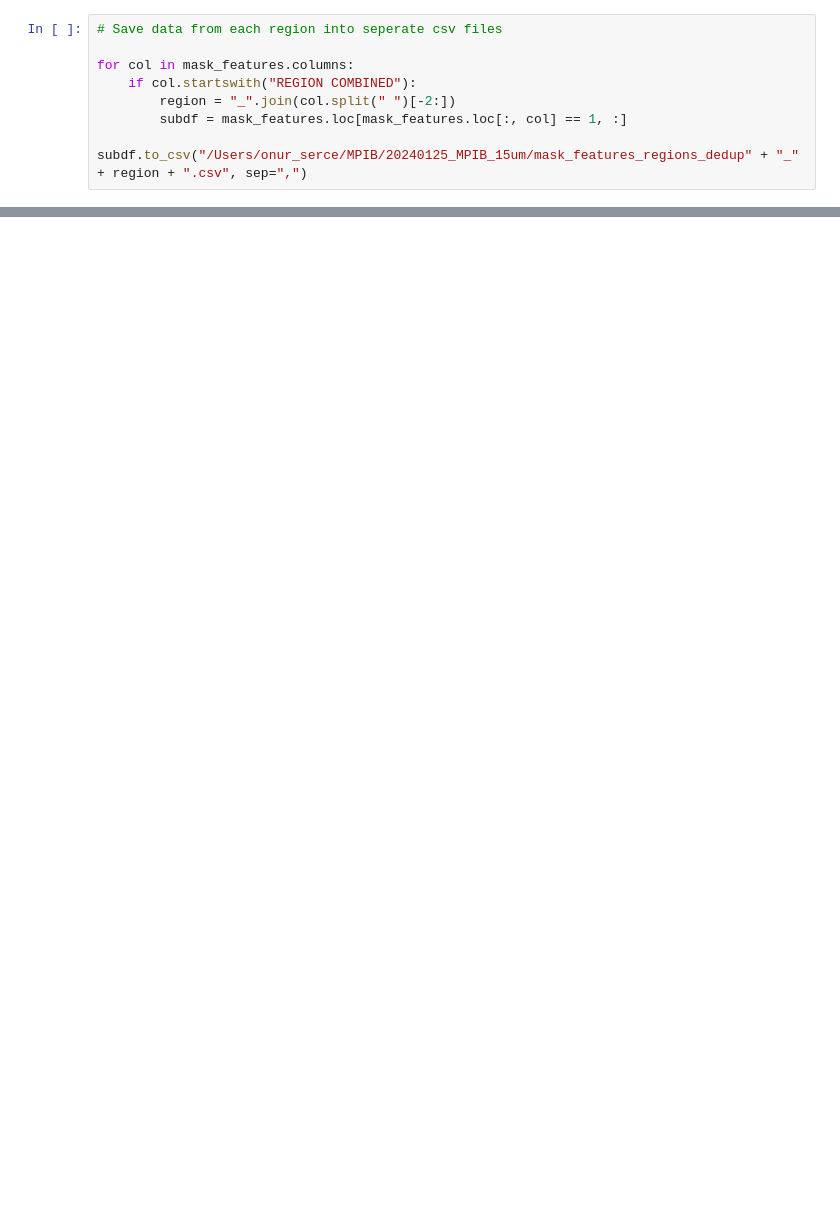
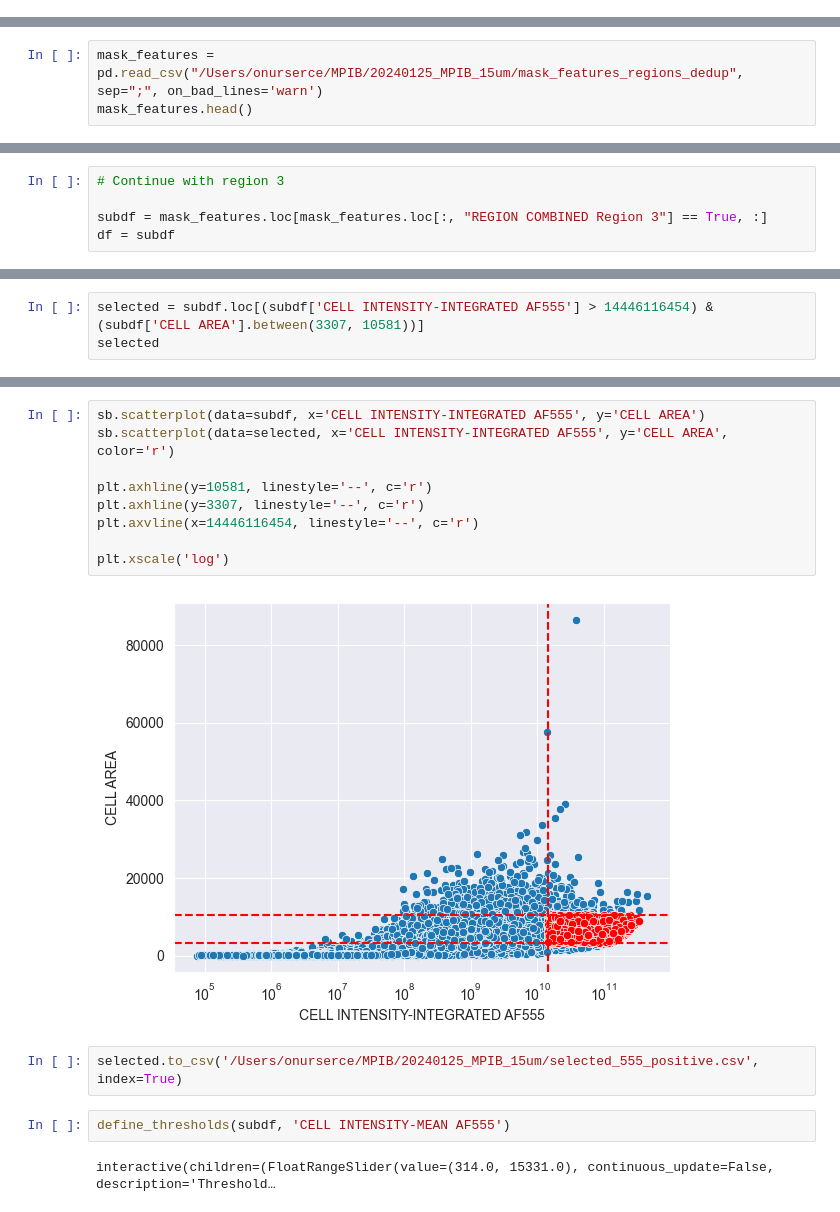
Before and after one commit to onurserce/DVPtools, a Jupyter notebook: feature_table_inspection.ipynb, the cells around one changed output, grey strips where cells are left out. Drawn from its saved outputs; the diff is of its cells as text; blank space fills up the shorter version.

```diff
--- a/feature_table_inspection.ipynb
+++ b/feature_table_inspection.ipynb
@@ -55,8 +0,0 @@ mask_features.to_csv('/Users/onur_serce/MPIB/20240125_MPIB_15um/test.csv', sep="
-# %%
-# Save data from each region into seperate csv files
-
-for col in mask_features.columns:
-    if col.startswith("REGION COMBINED"):
-        region = "_".join(col.split(" ")[-2:])
-        subdf = mask_features.loc[mask_features.loc[:, col] == 1, :]
-        subdf.to_csv("/Users/onur_serce/MPIB/20240125_MPIB_15um/mask_features_regions_dedup" + "_" + region + ".csv", sep=",")
@@ -90,0 +7,3 @@ mask_features.describe()
+# %%
+mask_features = pd.read_csv("/Users/onurserce/MPIB/20240125_MPIB_15um/mask_features_regions_dedup", sep=";", on_bad_lines='warn')
+mask_features.head()
@@ -90,0 +68,5 @@ mask_features.describe()
+# %%
+# Continue with region 3
+
+subdf = mask_features.loc[mask_features.loc[:, "REGION COMBINED Region 3"] == True, :]
+df = subdf
@@ -90,0 +413,3 @@ mask_features.describe()
+# %%
+selected = subdf.loc[(subdf['CELL INTENSITY-INTEGRATED AF555'] > 14446116454) & (subdf['CELL AREA'].between(3307, 10581))]
+selected
@@ -90,0 +430,17 @@ mask_features.describe()
+# %%
+sb.scatterplot(data=subdf, x='CELL INTENSITY-INTEGRATED AF555', y='CELL AREA')
+sb.scatterplot(data=selected, x='CELL INTENSITY-INTEGRATED AF555', y='CELL AREA', color='r')
+
+plt.axhline(y=10581, linestyle='--', c='r')
+plt.axhline(y=3307, linestyle='--', c='r')
+plt.axvline(x=14446116454, linestyle='--', c='r')
+
+plt.xscale('log')
+# %% [output]
+[figure, added]
+# %%
+selected.to_csv('/Users/onurserce/MPIB/20240125_MPIB_15um/selected_555_positive.csv', index=True)
+# %%
+define_thresholds(subdf, 'CELL INTENSITY-MEAN AF555')
+# %% [output]
+interactive(children=(FloatRangeSlider(value=(314.0, 15331.0), continuous_update=False, description='Threshold…
```
Also changed, not shown: parts of 67 cells of this notebook.
